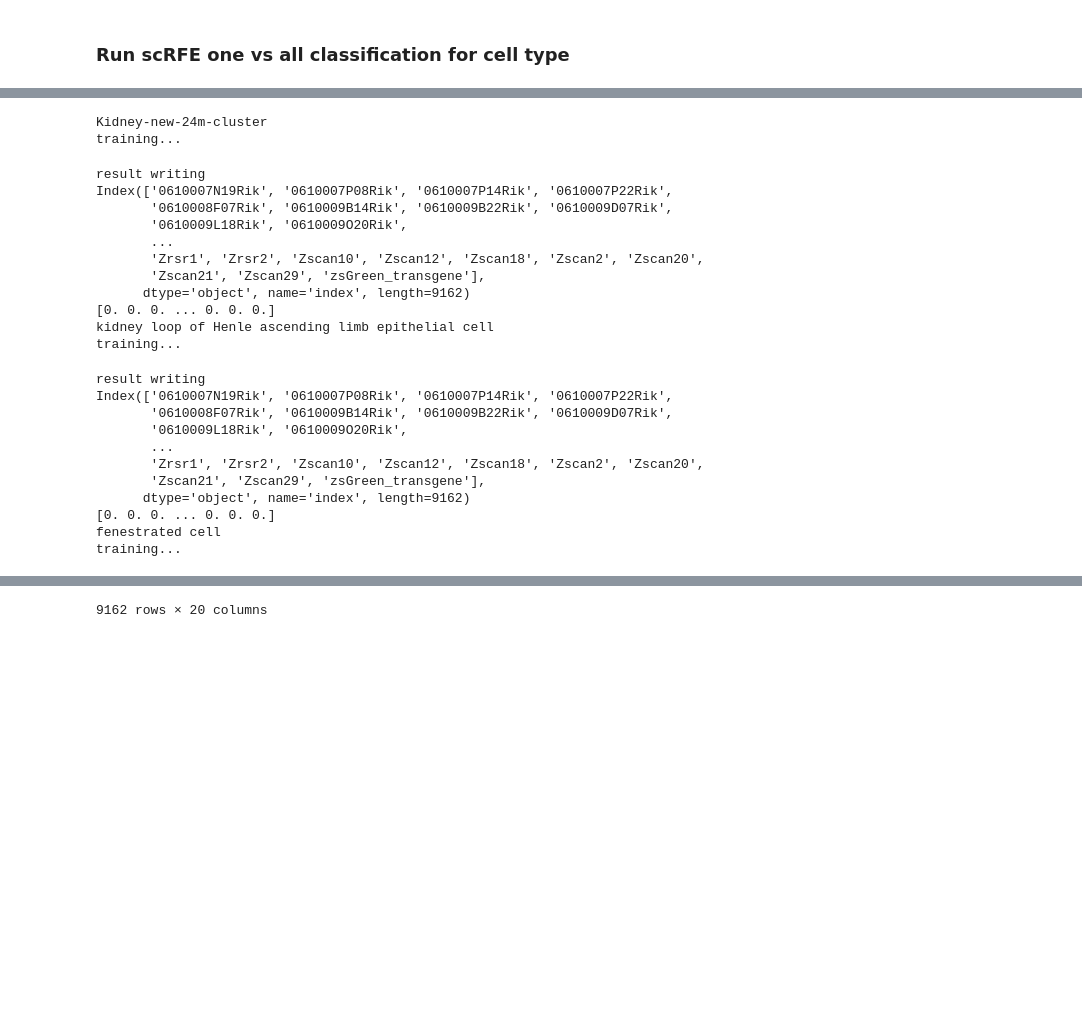
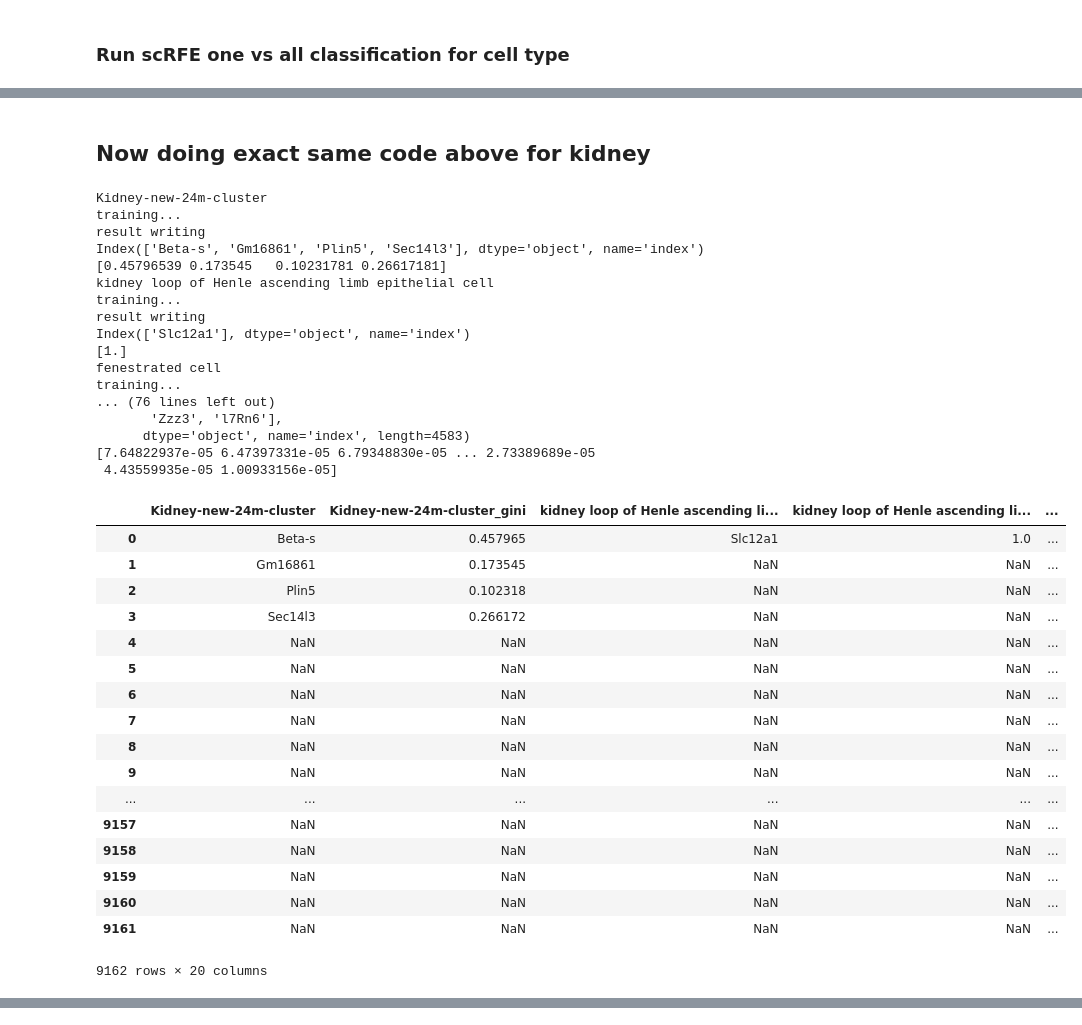
Before and after one commit to czbiohub-sf/scRFE, a Jupyter notebook: scripts/scRFE-tutorial.ipynb, the cells around one changed output, grey strips where cells are left out. Drawn from its saved outputs; the diff is of its cells as text; code cells hidden in the pictures; blank space fills up the shorter version.

```diff
--- a/scripts/scRFE-tutorial.ipynb
+++ b/scripts/scRFE-tutorial.ipynb
@@ -330,66 +217,83 @@ epithelial cell of proximal tubule
+# %% [markdown]
+## Now doing exact same code above for kidney
+# %%
+adata = read_h5ad('/Users/madelinepark/Downloads/Kidney_facs.h5ad')
+tiss = adata
 # %%
-results_cell_cv = pd.DataFrame() #create results data frame
+results_celltype_cv = pd.DataFrame() #create results data frame
 
 for c in list(set(tiss.obs['cell_ontology_class'])):
     print(c)
-    clf = RandomForestClassifier(n_estimators=10, random_state=0, n_jobs=-1, oob_score=True)
-    selector = RFECV(clf, step=0.2, cv=3, n_jobs=4) # step = % rounded down at each iteration
-    age_of_interest = c
-    tiss.obs['cell_type_of_interest'] = 'rest'
-
-#     tiss.obs.loc[tiss.obs[tiss.obs['age'] == age_of_interest].index,'age_type_of_interest'] = age_of_interest
+    cell_of_interest = c
+    tiss.obs['cell_type_of_interest'] = 'rest' #moved into, was outside before
     tiss.obs.loc[tiss.obs['cell_ontology_class'] == cell_of_interest,'cell_type_of_interest'] = cell_of_interest
 
+    clf = RandomForestClassifier(n_estimators=1000, random_state=0, n_jobs=-1, oob_score=True)
+    selector = RFECV(clf, step=0.2, cv=3, n_jobs=4) # step = % rounded down at each iteration
+
+# #     tiss.obs.loc[tiss.obs[tiss.obs['age'] == age_of_interest].index,'age_type_of_interest'] = age_of_interest
+#     tiss.obs.loc[tiss.obs['age'] == age_of_interest,'age_type_of_interest'] = age_of_interest
 
     feat_labels = tiss.var_names
     X = tiss.X
     y = tiss.obs['cell_type_of_interest']
 
     print('training...')
     X_train, X_test, y_train, y_test = train_test_split(X, y, test_size=0.05, random_state=0)
     clf.fit(X_train, y_train)
     selector.fit(X_train, y_train)
     feature_selected = feat_labels[selector.support_]
 
     print('result writing')
     column_headings = []
     column_headings.append(c)
     column_headings.append(c + '_gini')
 
     resaux = pd.DataFrame(columns=column_headings)
     resaux[c] = feature_selected
     resaux[c + '_gini'] = (selector.estimator_.feature_importances_)
 
     print(feature_selected)
     print (selector.estimator_.feature_importances_)
 
-    results_cell_cv = pd.concat([results_cell_cv,resaux],axis=1)
+    results_celltype_cv = pd.concat([results_celltype_cv,resaux],axis=1)
 
     tiss.obs['cell_type_of_interest'] = 'rest'
 
-results_cell_cv
+results_celltype_cv
 # %% [output]
 Kidney-new-24m-cluster
 training...
+result writing
+Index(['Beta-s', 'Gm16861', 'Plin5', 'Sec14l3'], dtype='object', name='index')
+[0.45796539 0.173545   0.10231781 0.26617181]
+kidney loop of Henle ascending limb epithelial cell
+training...
+result writing
+Index(['Slc12a1'], dtype='object', name='index')
+[1.]
+fenestrated cell
+training...
+... (76 lines left out)
+       'Zzz3', 'l7Rn6'],
+      dtype='object', name='index', length=4583)
+[7.64822937e-05 6.47397331e-05 6.79348830e-05 ... 2.73389689e-05
+ 4.43559935e-05 1.00933156e-05]
+|  | Kidney-new-24m-cluster | Kidney-new-24m-cluster_gini | kidney loop of Henle ascending li... | kidney loop of Henle ascending li... | ... |
+| 0 | Beta-s | 0.457965 | Slc12a1 | 1.0 | ... |
+| 1 | Gm16861 | 0.173545 | NaN | NaN | ... |
+| 2 | Plin5 | 0.102318 | NaN | NaN | ... |
+| 3 | Sec14l3 | 0.266172 | NaN | NaN | ... |
+| 4 | NaN | NaN | NaN | NaN | ... |
+| 5 | NaN | NaN | NaN | NaN | ... |
+| 6 | NaN | NaN | NaN | NaN | ... |
+| 7 | NaN | NaN | NaN | NaN | ... |
+| 8 | NaN | NaN | NaN | NaN | ... |
+| 9 | NaN | NaN | NaN | NaN | ... |
+| ... | ... | ... | ... | ... | ... |
+| 9157 | NaN | NaN | NaN | NaN | ... |
+| 9158 | NaN | NaN | NaN | NaN | ... |
+| 9159 | NaN | NaN | NaN | NaN | ... |
+| 9160 | NaN | NaN | NaN | NaN | ... |
+| 9161 | NaN | NaN | NaN | NaN | ... |
-result writing
-Index(['0610007N19Rik', '0610007P08Rik', '0610007P14Rik', '0610007P22Rik',
-       '0610008F07Rik', '0610009B14Rik', '0610009B22Rik', '0610009D07Rik',
-       '0610009L18Rik', '0610009O20Rik',
-       ...
-       'Zrsr1', 'Zrsr2', 'Zscan10', 'Zscan12', 'Zscan18', 'Zscan2', 'Zscan20',
-       'Zscan21', 'Zscan29', 'zsGreen_transgene'],
-      dtype='object', name='index', length=9162)
-[0. 0. 0. ... 0. 0. 0.]
-kidney loop of Henle ascending limb epithelial cell
-training...
+9162 rows × 20 columns
-result writing
-Index(['0610007N19Rik', '0610007P08Rik', '0610007P14Rik', '0610007P22Rik',
-       '0610008F07Rik', '0610009B14Rik', '0610009B22Rik', '0610009D07Rik',
-       '0610009L18Rik', '0610009O20Rik',
-       ...
-       'Zrsr1', 'Zrsr2', 'Zscan10', 'Zscan12', 'Zscan18', 'Zscan2', 'Zscan20',
-       'Zscan21', 'Zscan29', 'zsGreen_transgene'],
-      dtype='object', name='index', length=9162)
-[0. 0. 0. ... 0. 0. 0.]
-fenestrated cell
-training...
@@ -499 +299,0 @@ Index(['0610007N19Rik', '0610007P08Rik', '0610007P14Rik', '0610007P22Rik',
-9162 rows × 20 columns
```
Also changed, not shown: parts of 19 cells of this notebook.
